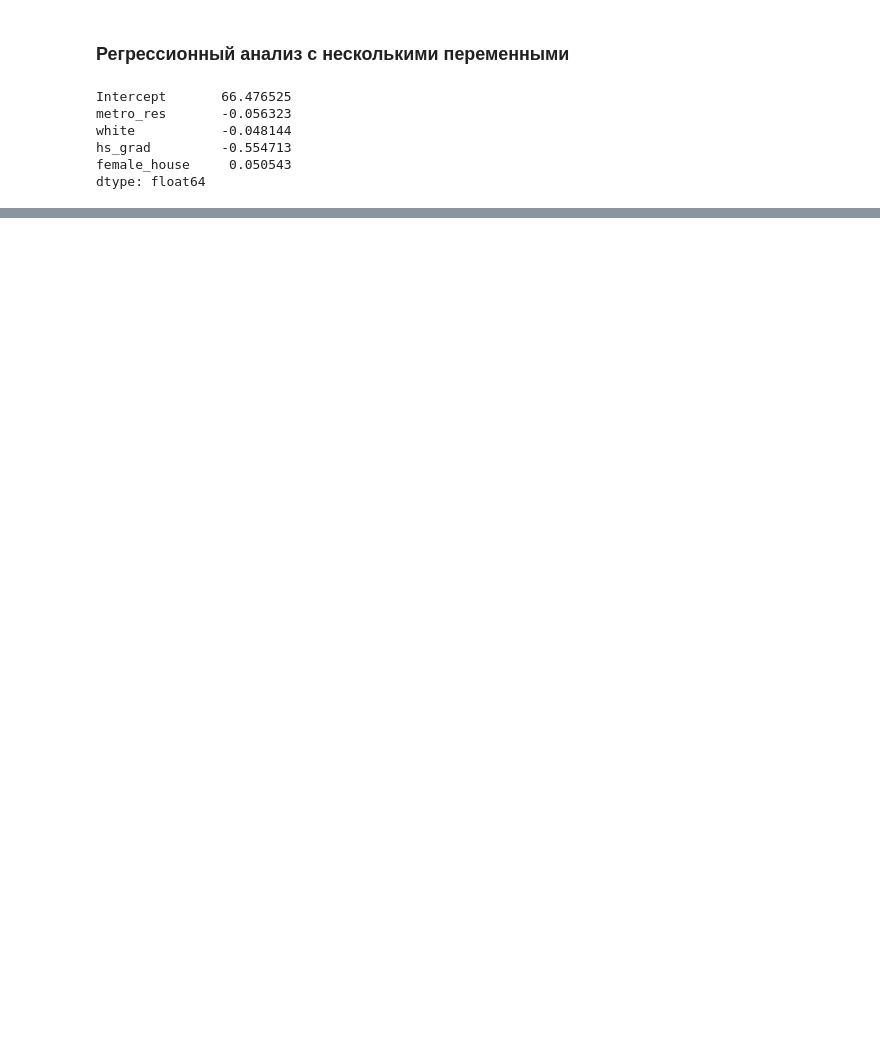
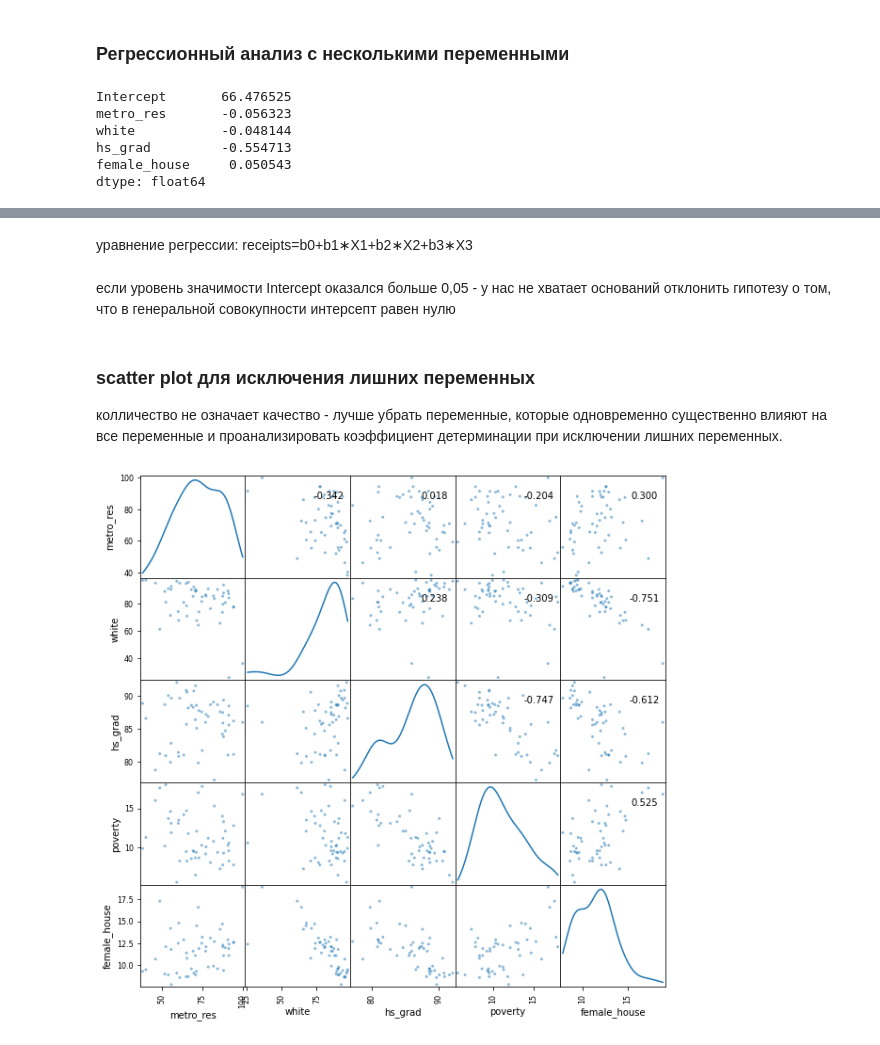
Before and after one commit to EkaterinaZernyukova/data_analysis, a Jupyter notebook: jupyter_notebook/regression_analysis.ipynb, the cells around one changed output, grey strips where cells are left out. Drawn from its saved outputs; the diff is of its cells as text; code cells hidden in the pictures; blank space fills up the shorter version.

```diff
--- a/jupyter_notebook/regression_analysis.ipynb
+++ b/jupyter_notebook/regression_analysis.ipynb
@@ -192,0 +299,15 @@ strong multicollinearity or other numerical problems.
+# %% [markdown]
+уравнение регрессии: receipts=b0+b1∗X1+b2∗X2+b3∗X3
+# %% [markdown]
+если уровень значимости Intercept оказался больше 0,05 - у нас не хватает оснований отклонить гипотезу о том, что в генеральной совокупности интерсепт равен нулю
+# %% [markdown]
+### scatter plot для исключения лишних переменных
+колличество не означает качество - лучше убрать переменные, которые одновременно существенно влияют на все переменные и проанализировать коэффициент детерминации при исключении лишних переменных.
+# %%
+axes = pd.plotting.scatter_matrix(df, figsize=(10,10), diagonal='kde', grid=True)
+corr = df.corr().values
+for i, j in zip(*plt.np.triu_indices_from(axes, k=1)):
+    axes[i, j].annotate("%.3f" %corr[i,j], (0.8, 0.8), xycoords='axes fraction', ha='center', va='center')
+# корреляция
+# %% [output]
+[figure, added]
```
Also changed, not shown: parts of 24 cells of this notebook.
